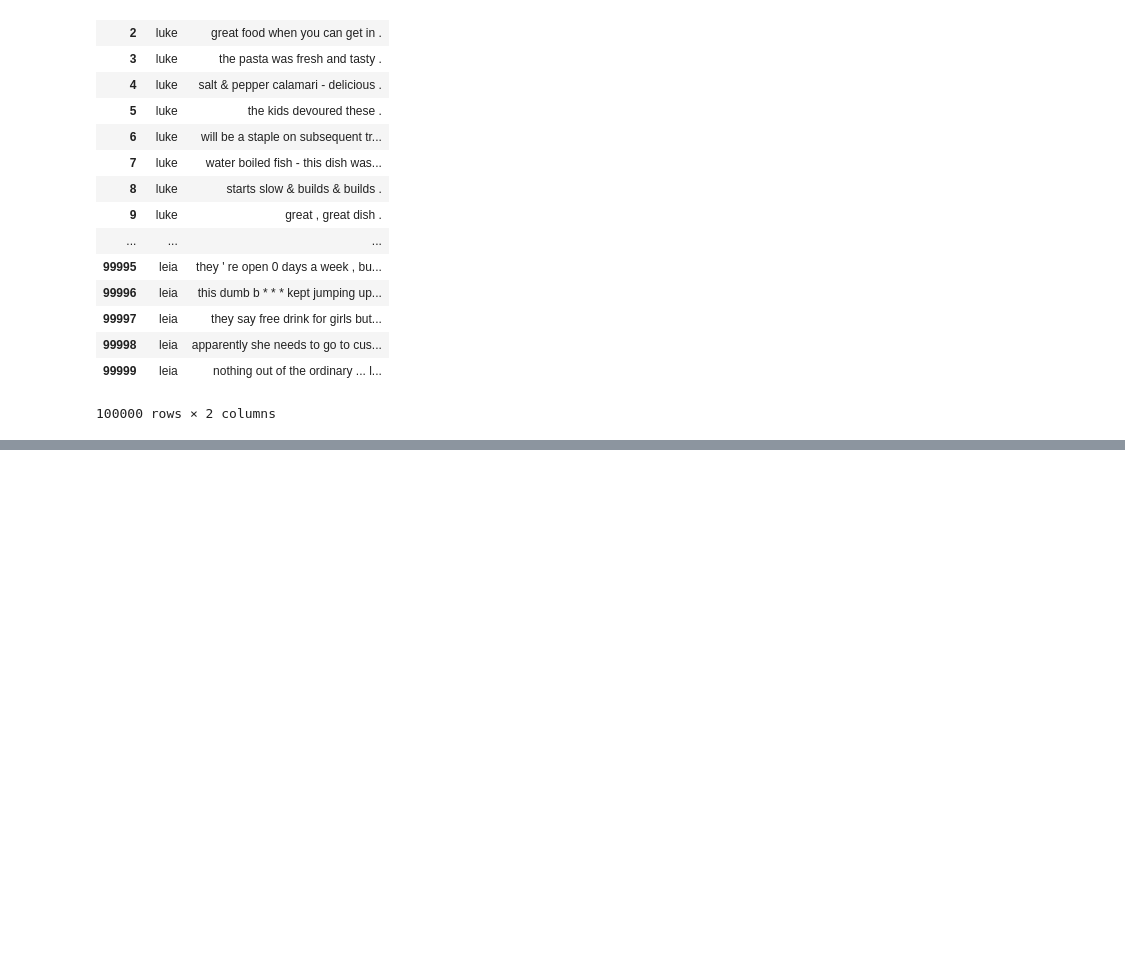
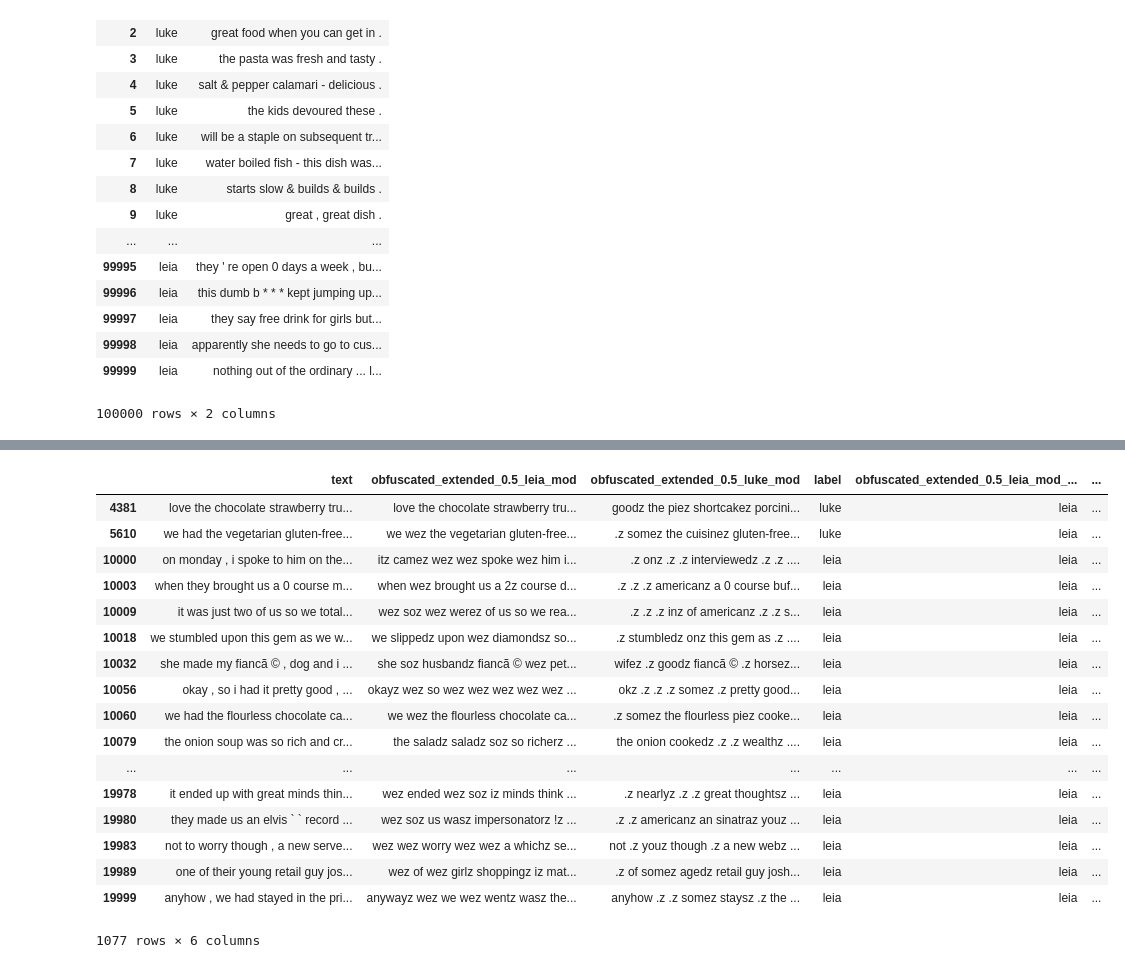
Before and after one commit to michaelmilleryoder/comp-ethics, a Jupyter notebook: jupyter/hw4.ipynb, the cells around one changed output, grey strips where cells are left out. Saved outputs shown, nothing was run; the diff lists cells and outputs as text; code cells hidden in the pictures; blank space fills up the shorter version.

```diff
--- a/jupyter/hw4.ipynb
+++ b/jupyter/hw4.ipynb
@@ -105,0 +442,24 @@ data['train']
+# %%
+# True positives
+sel = data['test'][(data['test']['obfuscated_extended_0.5_leia_mod_preds']=='leia') & (data['test']['obfuscated_extended_0.5_luke_mod_preds']=='luke')]
+sel.loc[:, ['text','obfuscated_extended_0.5_leia_mod', 'obfuscated_extended_0.5_luke_mod',
+                    'label', 'obfuscated_extended_0.5_leia_mod_preds', 'obfuscated_extended_0.5_luke_mod_preds']]
+# %% [output]
+|  | text | obfuscated_extended_0.5_leia_mod | obfuscated_extended_0.5_luke_mod | label | obfuscated_extended_0.5_leia_mod_... | ... |
+| 4381 | love the chocolate strawberry tru... | love the chocolate strawberry tru... | goodz the piez shortcakez porcini... | luke | leia | ... |
+| 5610 | we had the vegetarian gluten-free... | we wez the vegetarian gluten-free... | .z somez the cuisinez gluten-free... | luke | leia | ... |
+| 10000 | on monday , i spoke to him on the... | itz camez wez wez spoke wez him i... | .z onz .z .z interviewedz .z .z .... | leia | leia | ... |
+| 10003 | when they brought us a 0 course m... | when wez brought us a 2z course d... | .z .z .z americanz a 0 course buf... | leia | leia | ... |
+| 10009 | it was just two of us so we total... | wez soz wez werez of us so we rea... | .z .z .z inz of americanz .z .z s... | leia | leia | ... |
+| 10018 | we stumbled upon this gem as we w... | we slippedz upon wez diamondsz so... | .z stumbledz onz this gem as .z .... | leia | leia | ... |
+| 10032 | she made my fiancã © , dog and i ... | she soz husbandz fiancã © wez pet... | wifez .z goodz fiancã © .z horsez... | leia | leia | ... |
+| 10056 | okay , so i had it pretty good , ... | okayz wez so wez wez wez wez wez ... | okz .z .z .z somez .z pretty good... | leia | leia | ... |
+| 10060 | we had the flourless chocolate ca... | we wez the flourless chocolate ca... | .z somez the flourless piez cooke... | leia | leia | ... |
+| 10079 | the onion soup was so rich and cr... | the saladz saladz soz so richerz ... | the onion cookedz .z .z wealthz .... | leia | leia | ... |
+| ... | ... | ... | ... | ... | ... | ... |
+| 19978 | it ended up with great minds thin... | wez ended wez soz iz minds think ... | .z nearlyz .z .z great thoughtsz ... | leia | leia | ... |
+| 19980 | they made us an elvis ` ` record ... | wez soz us wasz impersonatorz !z ... | .z .z americanz an sinatraz youz ... | leia | leia | ... |
+| 19983 | not to worry though , a new serve... | wez wez worry wez wez a whichz se... | not .z youz though .z a new webz ... | leia | leia | ... |
+| 19989 | one of their young retail guy jos... | wez of wez girlz shoppingz iz mat... | .z of somez agedz retail guy josh... | leia | leia | ... |
+| 19999 | anyhow , we had stayed in the pri... | anywayz wez we wez wentz wasz the... | anyhow .z .z somez staysz .z the ... | leia | leia | ... |
+1077 rows × 6 columns
```
Also changed, not shown: parts of 39 cells of this notebook.
